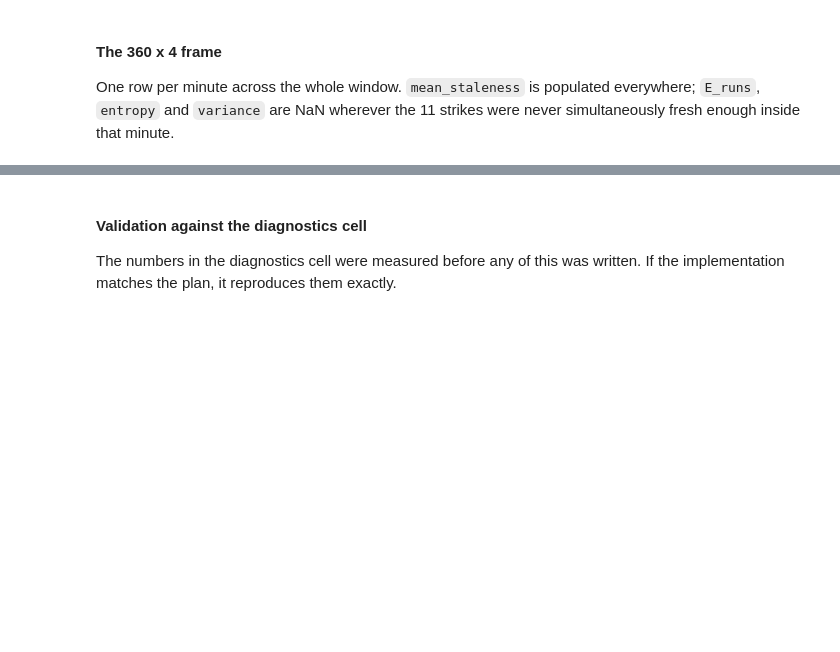
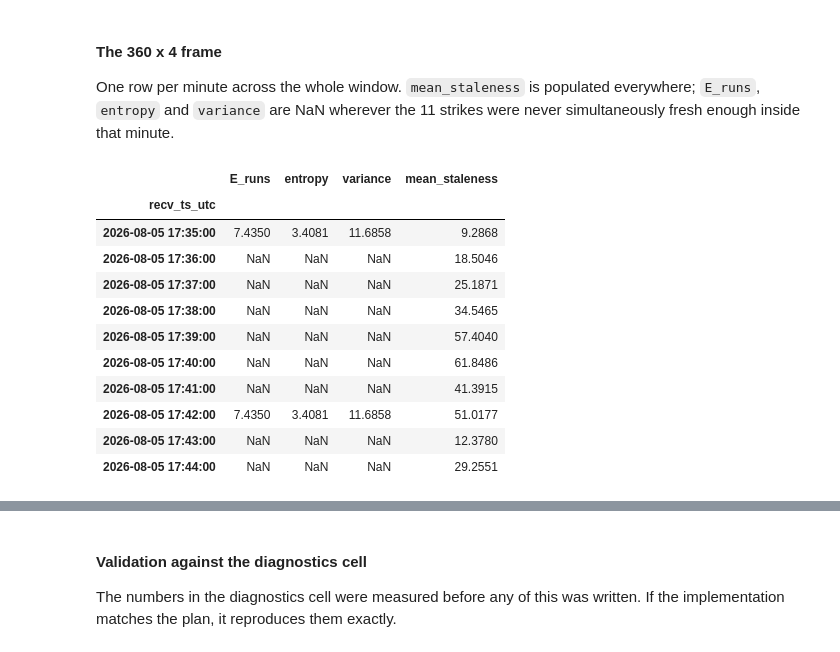
Before and after one commit to jzl4/prediction_market_project, a Jupyter notebook: q2_least_certain_num_of_runs.ipynb, the cells around one changed output, grey strips where cells are left out. Drawn from its saved outputs; the diff is of its cells as text; code cells hidden in the pictures; blank space fills up the shorter version.

```diff
--- a/q2_least_certain_num_of_runs.ipynb
+++ b/q2_least_certain_num_of_runs.ipynb
@@ -681,5 +687,18 @@ simultaneously fresh enough inside that minute.
 # %%
 pd.set_option("display.max_rows", 400)
 pd.set_option("display.float_format", "{:,.4f}".format)
 
-minutes
+minutes.head(n = 10)
+# %% [output]
+|  | E_runs | entropy | variance | mean_staleness |
+| recv_ts_utc |  |  |  |  |
+| 2026-08-05 17:35:00 | 7.4350 | 3.4081 | 11.6858 | 9.2868 |
+| 2026-08-05 17:36:00 | NaN | NaN | NaN | 18.5046 |
+| 2026-08-05 17:37:00 | NaN | NaN | NaN | 25.1871 |
+| 2026-08-05 17:38:00 | NaN | NaN | NaN | 34.5465 |
+| 2026-08-05 17:39:00 | NaN | NaN | NaN | 57.4040 |
+| 2026-08-05 17:40:00 | NaN | NaN | NaN | 61.8486 |
+| 2026-08-05 17:41:00 | NaN | NaN | NaN | 41.3915 |
+| 2026-08-05 17:42:00 | 7.4350 | 3.4081 | 11.6858 | 51.0177 |
+| 2026-08-05 17:43:00 | NaN | NaN | NaN | 12.3780 |
+| 2026-08-05 17:44:00 | NaN | NaN | NaN | 29.2551 |
```
Also changed, not shown: parts of 5 cells of this notebook.
